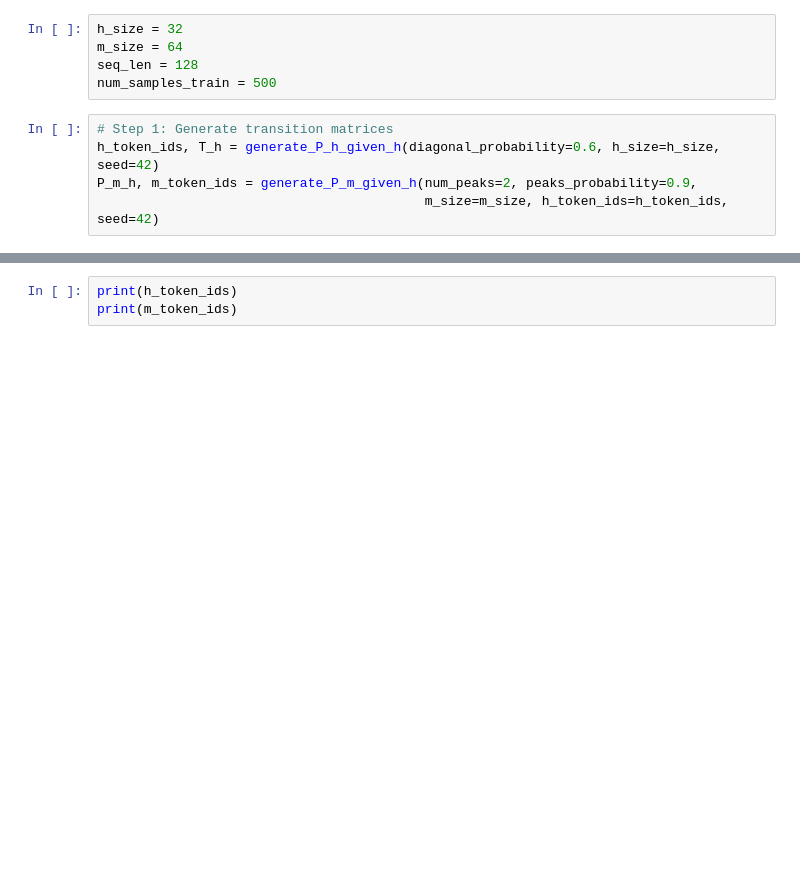
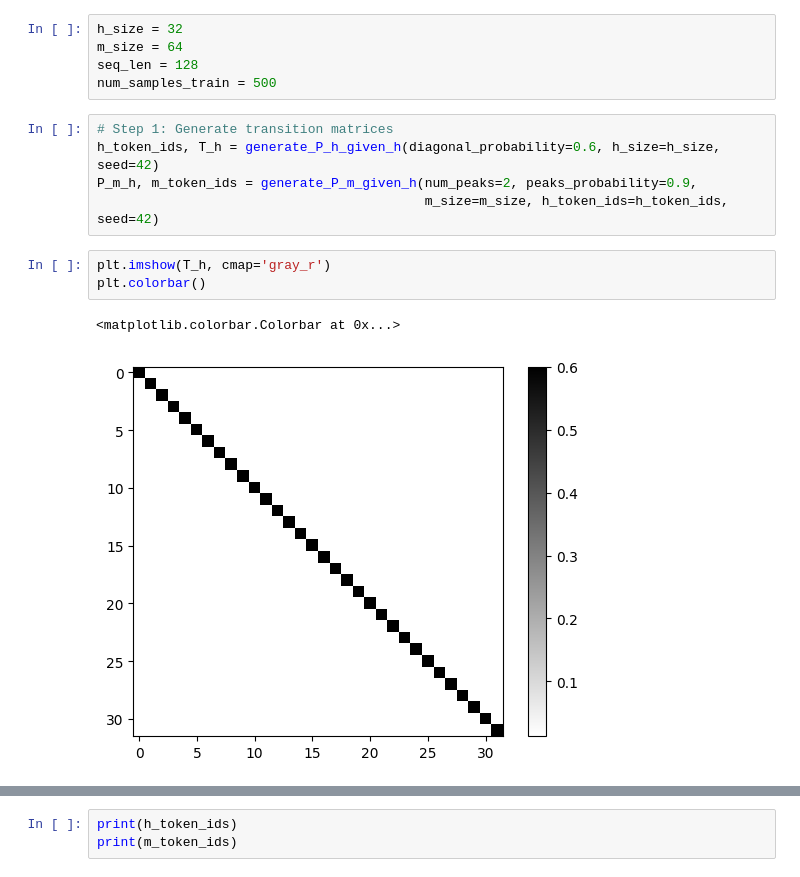
Before and after one commit to maximoskp/MarkovStudyEncoders, a Jupyter notebook: test_dataset.ipynb, the cells around one changed output, grey strips where cells are left out. Drawn from its saved outputs; the diff is of its cells as text; blank space fills up the shorter version.

```diff
--- a/test_dataset.ipynb
+++ b/test_dataset.ipynb
@@ -11,3 +12,9 @@ num_samples_train = 500
 h_token_ids, T_h = generate_P_h_given_h(diagonal_probability=0.6, h_size=h_size, seed=42)
 P_m_h, m_token_ids = generate_P_m_given_h(num_peaks=2, peaks_probability=0.9,
                                           m_size=m_size, h_token_ids=h_token_ids, seed=42)
+# %%
+plt.imshow(T_h, cmap='gray_r')
+plt.colorbar()
+# %% [output]
+<matplotlib.colorbar.Colorbar at 0x...>
+[figure, added]
```
Also changed, not shown: parts of 2 cells of this notebook, 3 other files.
